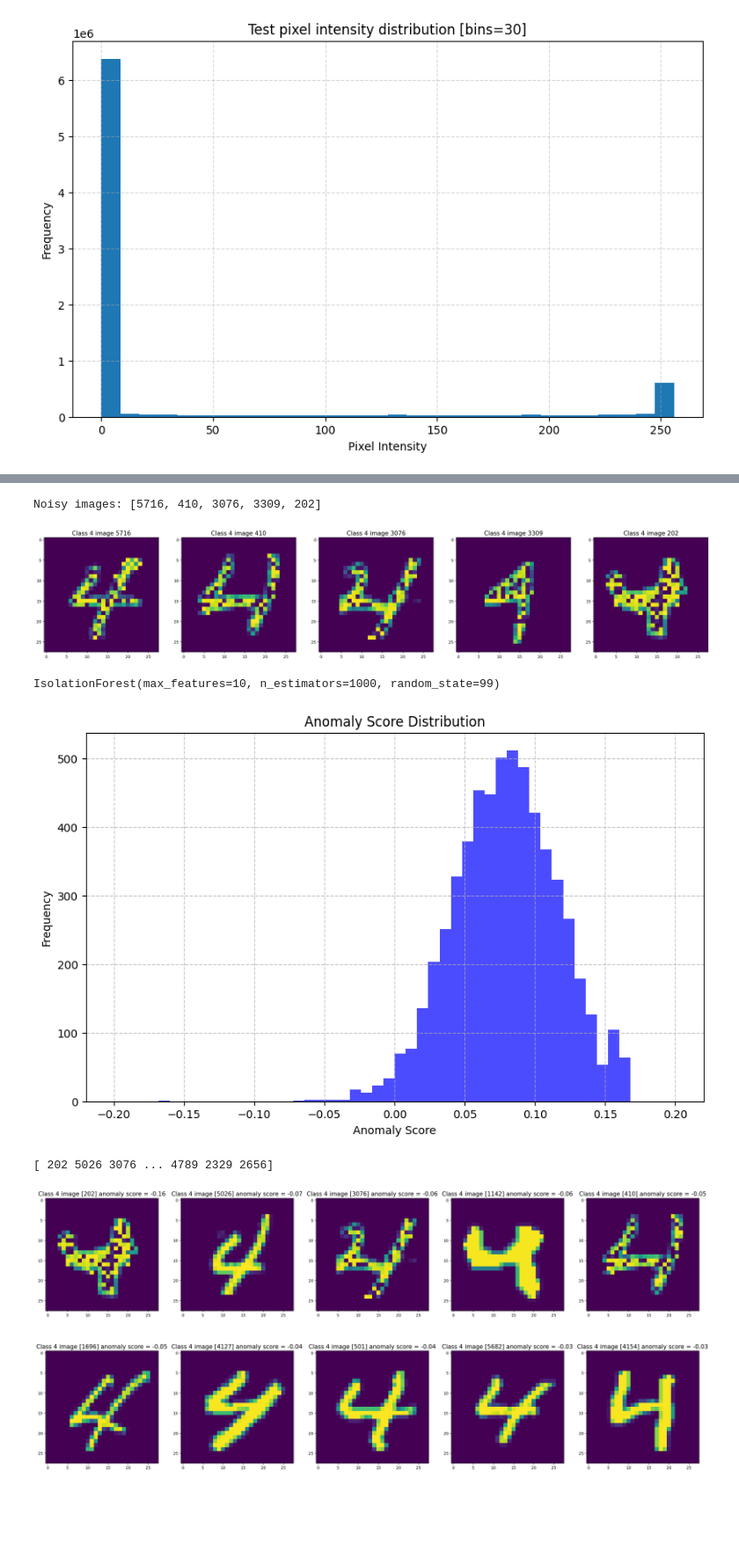
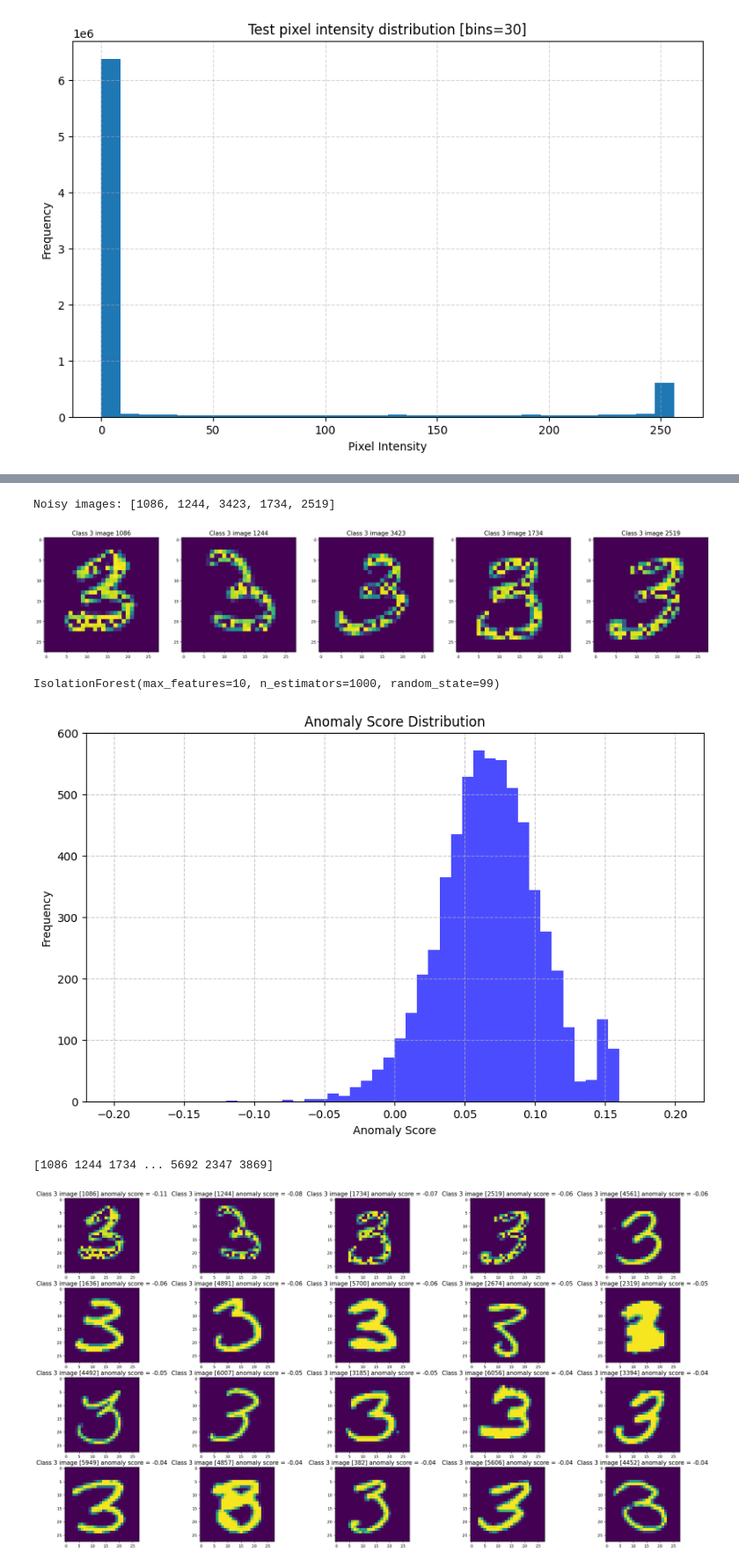
Before and after one commit to rytisss/StatisticalImageAnalysis, a Jupyter notebook: MNIST.ipynb, the cells around one changed output, grey strips where cells are left out. Shown: that part at 88% size. Cells and saved outputs as stored; diff of their text form; code cells hidden in the pictures; blank space fills up the shorter version.

```diff
--- a/MNIST.ipynb
+++ b/MNIST.ipynb
@@ -150,7 +150,7 @@ from sklearn.ensemble import IsolationForest
 import cv2
 # %%
 # take out classes one by one
-desired_class = 4
+desired_class = 3
 # find indices where the value occurs
 indices = [i for i, x in enumerate(y_train) if x == desired_class]
 # get values of these classes
@@ -197,8 +197,8 @@ for i in indices_for_noise:
     titles_show.append('Class ' + str(desired_class) + ' image ' + str(i))
 show_images(images_show, titles_show)
 # %% [output]
-Noisy images: [5716, 410, 3076, 3309, 202]
+Noisy images: [1086, 1244, 3423, 1734, 2519]
-[figure, old version]
+[figure, new version]
 # %%
 # image data to histogram
 bins = 30
@@ -225,22 +225,22 @@ plt.grid(axis='x', linestyle='--', alpha=0.7)
 plt.grid(axis='y', linestyle='--', alpha=0.7)
 plt.show()
 # %% [output]
-[figure, old version]
+[figure, new version]
 # %%
 # get sorting indices from the smallest (biggest anomaly)
 anomaly_score_indices = np.argsort(anomaly_scores)
 print(anomaly_score_indices)
 # %% [output]
-[ 202 5026 3076 ... 4789 2329 2656]
+[1086 1244 1734 ... 5692 2347 3869]
 # %%
 # lets print some images with most anomaly
 images_show = []
 titles_show = []
-for i in range(0, 10):
+for i in range(0, 20):
     index = anomaly_score_indices[i]
     images_show.append(desired_class_x[index])
     titles_show.append('Class ' + str(desired_class) + ' image [' + str(index) + '] anomaly score = ' + "{:.2f}".format(round(anomaly_scores[index], 2)))
 
 show_images(images_show, titles_show)
 # %% [output]
-[figure, old version]
+[figure, new version]
```
Also changed, not shown: parts of 3 cells of this notebook.
